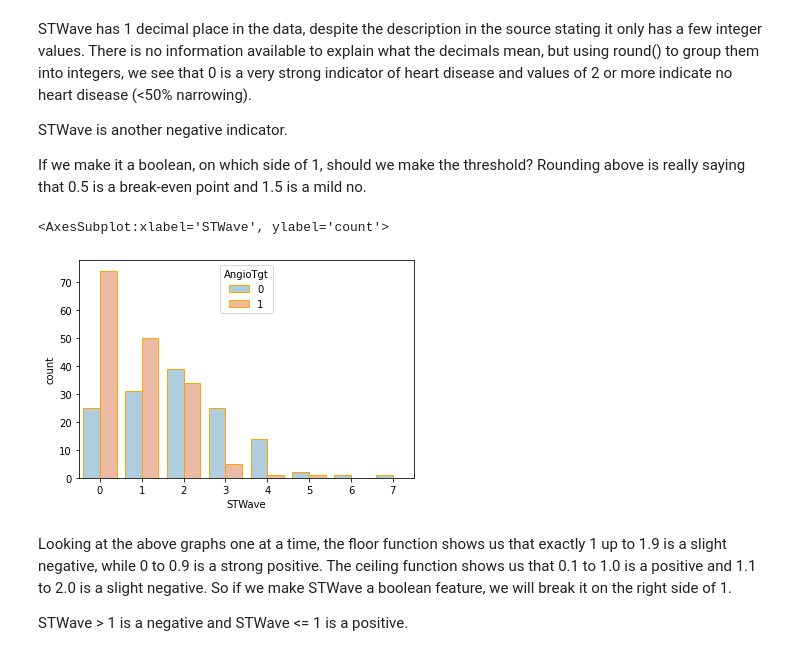
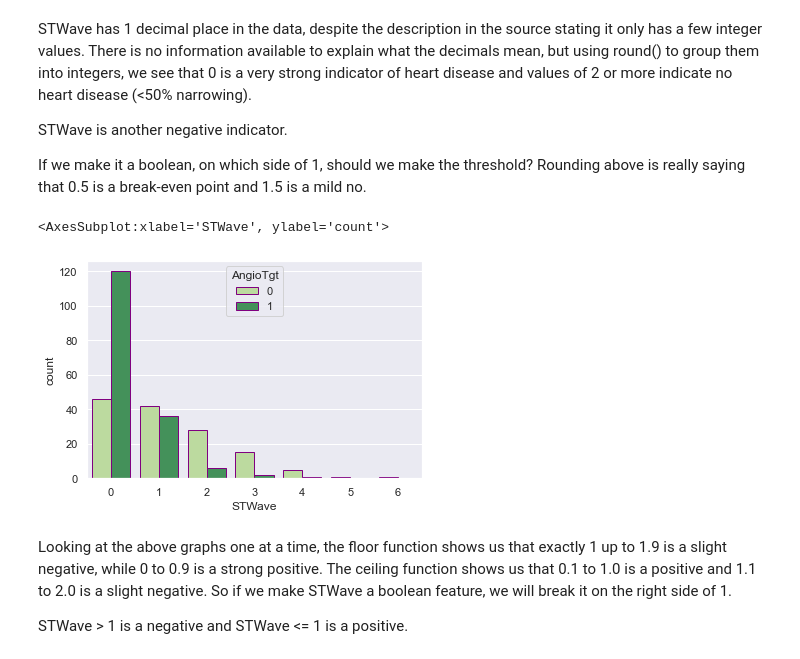
Before and after one commit to BradDoty/KaggleHeartDiseaseUCI, a Jupyter notebook: Notebooks/Capstone 2 -- Exploratory Data Analysis.ipynb, the cells around one changed output. Drawn from its saved outputs; the diff is of its cells as text; code cells hidden in the pictures.

```diff
--- a/Notebooks/Capstone 2 -- Exploratory Data Analysis.ipynb
+++ b/Notebooks/Capstone 2 -- Exploratory Data Analysis.ipynb
@@ -166,6 +165,7 @@ We'll have to look at each category of these categoricals and see if we can make
 ### STPain (Angina Pain induced by the stress test)
 # %%
 # STPain (chest pain during the stress test) boolean vs. Angiogram Target boolean
+sns.set()
 sns.countplot(hue='AngioTgt', x='STPain', data=heart_data, palette='RdBu_r')
 # %% [output]
 <AxesSubplot:xlabel='STPain', ylabel='count'>
@@ -191,11 +191,11 @@ STWave is another negative indicator.
 
 If we make it a boolean, on which side of 1, should we make the threshold?  Rounding above is really saying that 0.5 is a break-even point and 1.5 is a mild no.
 # %%
-#sns.countplot(hue=heart_data['AngioTgt'], x=heart_data['STWave'].apply(math.floor), palette='YlGn', edgecolor='Purple')
-sns.countplot(hue=heart_data['AngioTgt'], x=heart_data['STWave'].apply(math.ceil), palette='RdBu_r',edgecolor='Orange', dodge=True)
+sns.countplot(hue=heart_data['AngioTgt'], x=heart_data['STWave'].apply(math.floor), palette='YlGn', edgecolor='Purple')
+#sns.countplot(hue=heart_data['AngioTgt'], x=heart_data['STWave'].apply(math.ceil), palette='RdBu_r',edgecolor='Orange', dodge=True)
 # %% [output]
 <AxesSubplot:xlabel='STWave', ylabel='count'>
-[figure, old version]
+[figure, new version]
 # %% [markdown]
 Looking at the above graphs one at a time, the floor function shows us that exactly 1 up to 1.9 is a slight negative, while 0 to 0.9 is a strong positive.  The ceiling function shows us that 0.1 to 1.0 is a positive and 1.1 to 2.0 is a slight negative. So if we make STWave a boolean feature, we will break it on the right side of 1.
 
```
Also changed, not shown: parts of 13 cells of this notebook, 2 other files.
